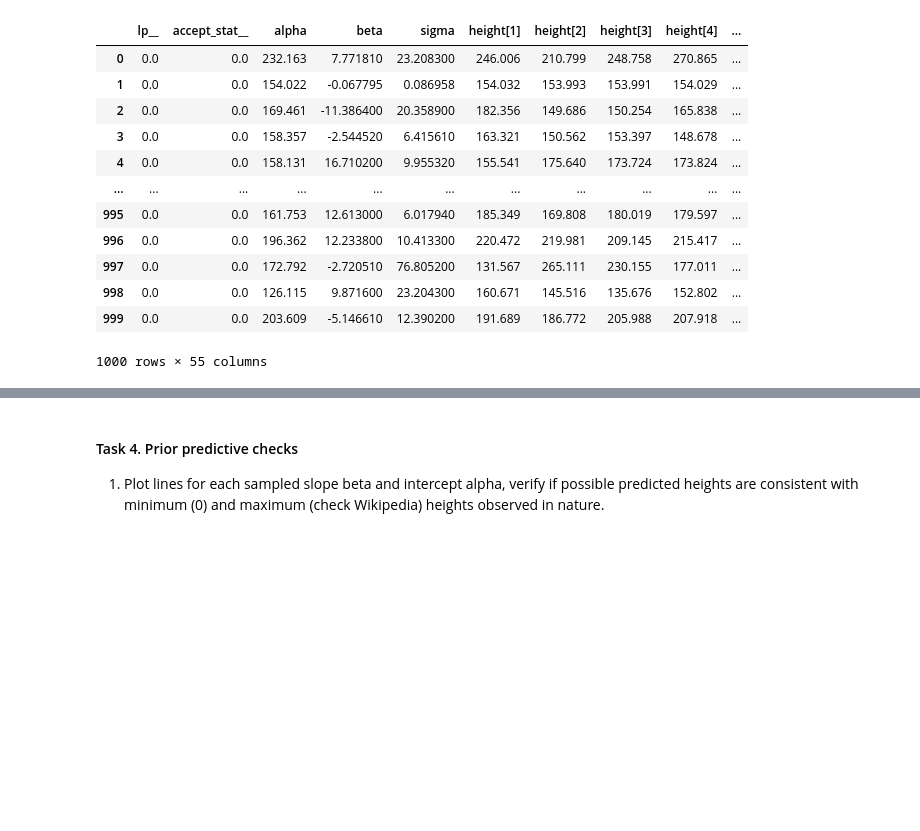
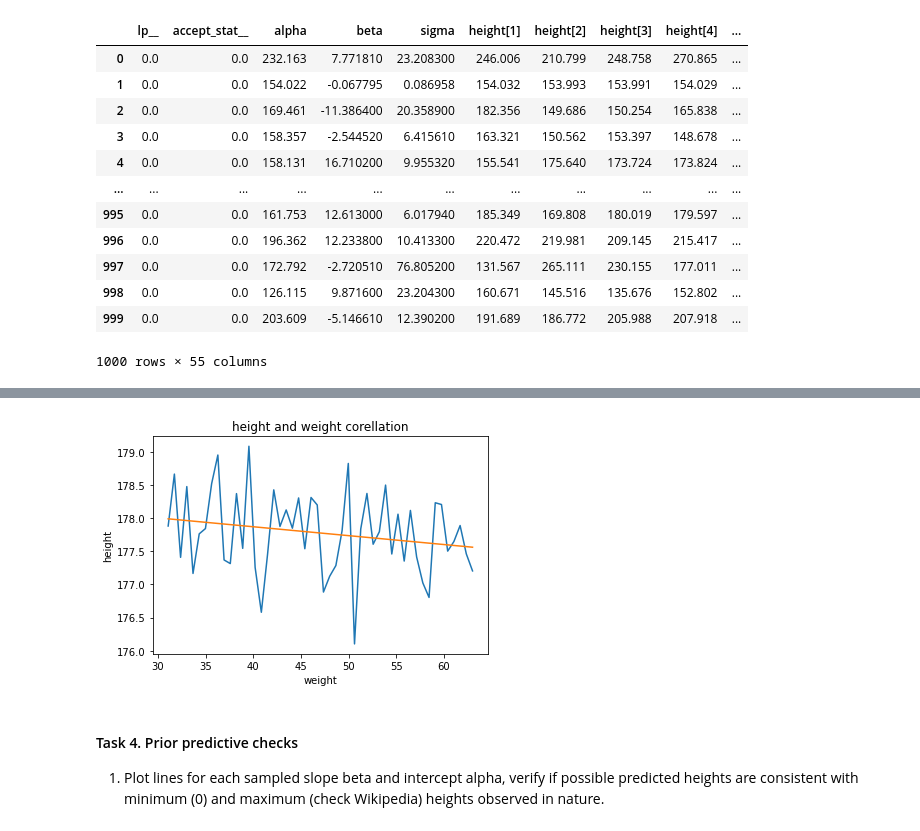
Before and after one commit to dobrodzziej/Maciej-Wojtys-Data-Analytics, a Jupyter notebook: Lab-4/lab4.ipynb, the cells around one changed output, grey strips where cells are left out. Drawn from its saved outputs; the diff is of its cells as text; code cells hidden in the pictures; blank space fills up the shorter version.

```diff
--- a/Lab-4/lab4.ipynb
+++ b/Lab-4/lab4.ipynb
@@ -232,3 +213,12 @@ plt.show()
+# %%
+plt.plot(np.linspace(np.min(d["weight"]), np.max(d["weight"]), 50), median)
+plt.plot(np.linspace(np.min(d["weight"]), np.max(d["weight"]), 50), predict)
+plt.xlabel('weight')
+plt.ylabel('height')
+plt.title('height and weight corellation')
+plt.show()
+# %% [output]
+[figure, added]
 # %% [markdown]
 #### Task 4. Prior predictive checks
 1. Plot lines for each sampled slope beta and intercept alpha, verify if possible predicted heights are consistent with minimum (0) and maximum (check Wikipedia) heights observed in nature.
```
Also changed, not shown: parts of 25 cells of this notebook, 29 other files.
